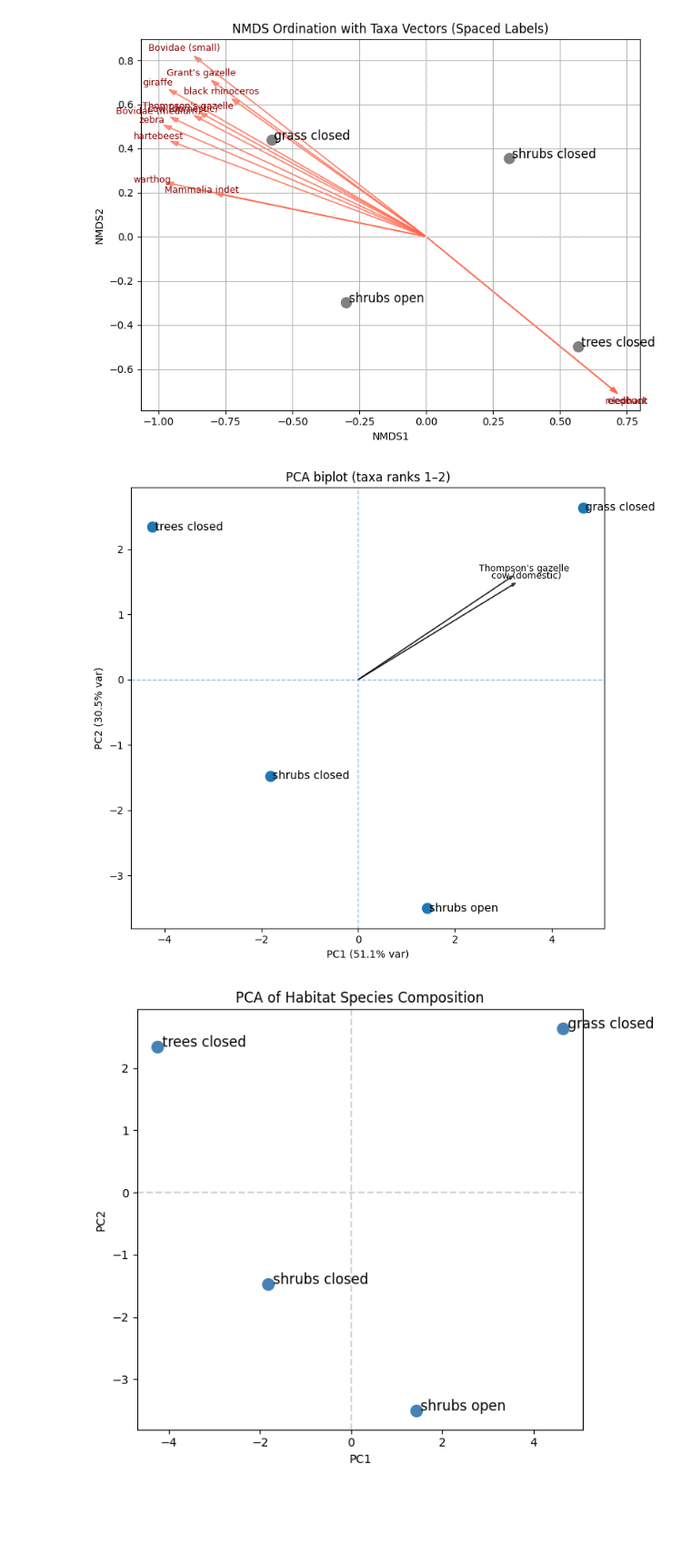
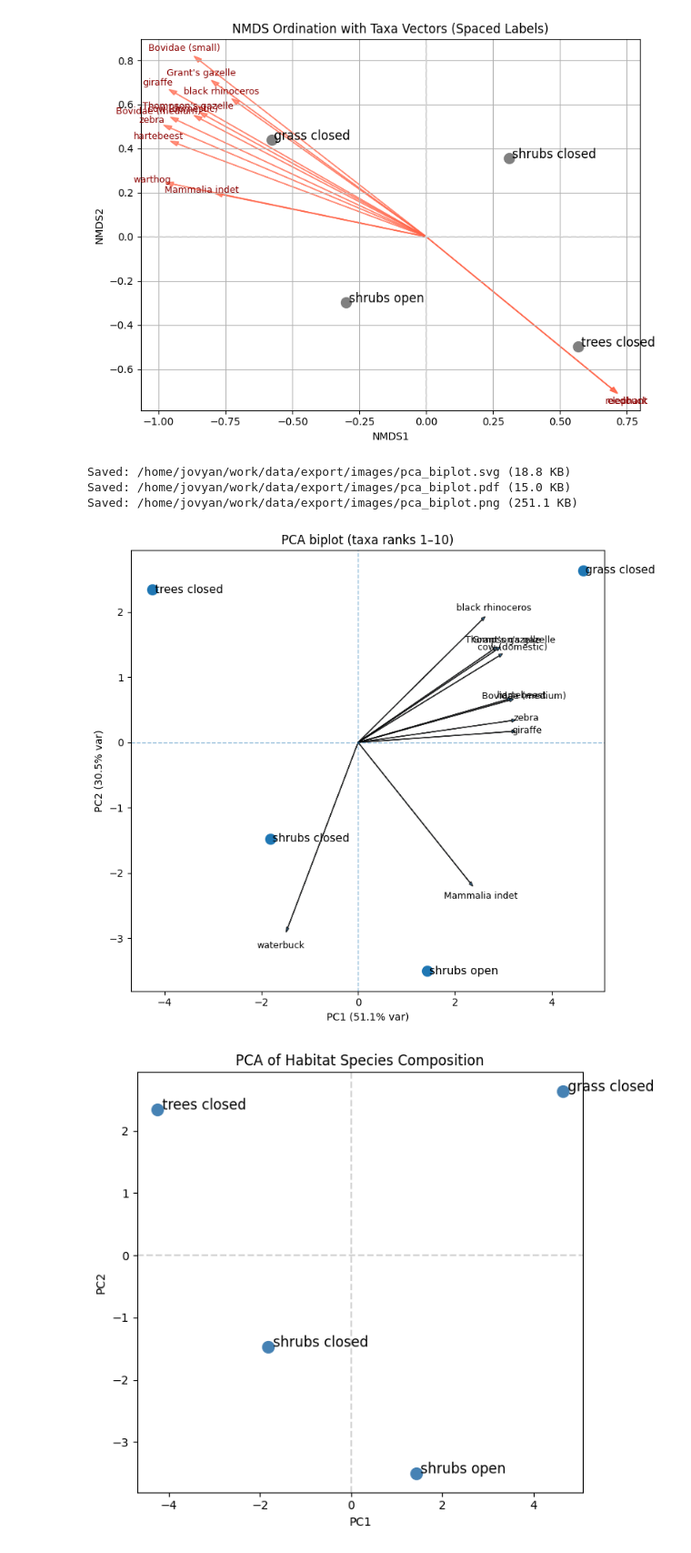
Before and after one commit to karilint/BonesOfOlPejeta, a Jupyter notebook: notebooks/08 Bones Basic Analysis.ipynb, the cells around one changed output. Shown at 91% size. Cells and saved outputs as stored; diff of their text form; code cells hidden in the pictures; blank space fills up the shorter version.

Commit message:
Added PCA biblot to be saved in a file

```diff
--- a/notebooks/08 Bones Basic Analysis.ipynb
+++ b/notebooks/08 Bones Basic Analysis.ipynb
@@ -380,9 +380,12 @@ pca_coords = pca.fit_transform(df_scaled)
 # Pack into DataFrame
 df_pca = pd.DataFrame(pca_coords, columns=['PC1', 'PC2'], index=df_matrix.index)
 # %%
+from pathlib import Path
 import numpy as np
 import pandas as pd
+import matplotlib as mpl
 import matplotlib.pyplot as plt
+import os
 
 # --- Loadings (taxa vectors) ---
 # columns of df_matrix are taxa
@@ -396,7 +399,7 @@ loadings = pd.DataFrame(
 vec_len = np.sqrt(loadings["PC1"]**2 + loadings["PC2"]**2)
 
 # --- Select taxa by rank range (1-based ranks) ---
-rank_min, rank_max = 1, 2           # e.g., set to (10, 15) later
+rank_min, rank_max = 1, 10           # e.g., set to (10, 15) later
 s = vec_len.sort_values(ascending=False)
 
 # clamp to available taxa and validate range
@@ -414,34 +417,68 @@ scores = df_pca[["PC1","PC2"]].to_numpy()
 L = loadings.loc[top_taxa, ["PC1","PC2"]].to_numpy()
 
 den = np.max(np.abs(L))
 den = 1.0 if den == 0 else den
 scale = 0.7 * (np.max(np.abs(scores)) / den)
 
 # --- Plot biplot ---
 plt.figure(figsize=(8,7))
 
 # habitats (scores)
 plt.scatter(df_pca["PC1"], df_pca["PC2"], s=100)
 for label, (x, y) in df_pca.iterrows():
     plt.text(x + 0.05, y, label, fontsize=11, va="center")
 
 # taxa vectors (loadings) for the chosen rank range
 for taxon in top_taxa:
     x = loadings.loc[taxon, "PC1"] * scale
     y = loadings.loc[taxon, "PC2"] * scale
     plt.arrow(0, 0, x, y, head_width=0.05, length_includes_head=True, alpha=0.8)
     plt.text(x * 1.07, y * 1.07, taxon, fontsize=9, ha="center", va="center")
 
 # axes + labels with % variance
 plt.axhline(0, linestyle="--", linewidth=1, alpha=0.5)
 plt.axvline(0, linestyle="--", linewidth=1, alpha=0.5)
 plt.title(f"PCA biplot (taxa ranks {rank_min}–{rank_max})")
 plt.xlabel(f"PC1 ({pca.explained_variance_ratio_[0]*100:.1f}% var)")
 plt.ylabel(f"PC2 ({pca.explained_variance_ratio_[1]*100:.1f}% var)")
 plt.tight_layout()
+
+# Saving to a file
+# Keep text editable in vector formats
+mpl.rcParams['pdf.fonttype'] = 42
+mpl.rcParams['ps.fonttype']  = 42
+mpl.rcParams['svg.fonttype'] = 'none'
+
+# Build output path (..../export/images/)
+out_dir = Path("..") / "data" / "export" / "images"
+out_dir.mkdir(parents=True, exist_ok=True)
+
+fig = plt.gcf()                       # current figure you just plotted
+fig.set_size_inches(8, 7)             # optional, but explicit size helps
+
+# Save BEFORE plt.show()
+svg_path = out_dir / "pca_biplot.svg"
+pdf_path = out_dir / "pca_biplot.pdf"
+png_path = out_dir / "pca_biplot.png"
+
+fig.savefig(svg_path, bbox_inches="tight", facecolor="white", transparent=False)
+fig.savefig(pdf_path, bbox_inches="tight", facecolor="white", transparent=False)
+fig.savefig(png_path, dpi=300, bbox_inches="tight", facecolor="white", transparent=False)
+
+print("Saved:", svg_path.resolve(), f"({os.path.getsize(svg_path)/1024:.1f} KB)")
+print("Saved:", pdf_path.resolve(), f"({os.path.getsize(pdf_path)/1024:.1f} KB)")
+print("Saved:", png_path.resolve(), f"({os.path.getsize(png_path)/1024:.1f} KB)")
+
+# Now (optionally) display on screen
 plt.show()
+
+# Optionally close to free memory
+plt.close(fig)
 # %% [output]
+Saved: /home/jovyan/work/data/export/images/pca_biplot.svg (18.8 KB)
+Saved: /home/jovyan/work/data/export/images/pca_biplot.pdf (15.0 KB)
+Saved: /home/jovyan/work/data/export/images/pca_biplot.png (251.1 KB)
-[figure, old version]
+[figure, new version]
 # %%
 # Step 2: Plot PCA
 import matplotlib.pyplot as plt
```
